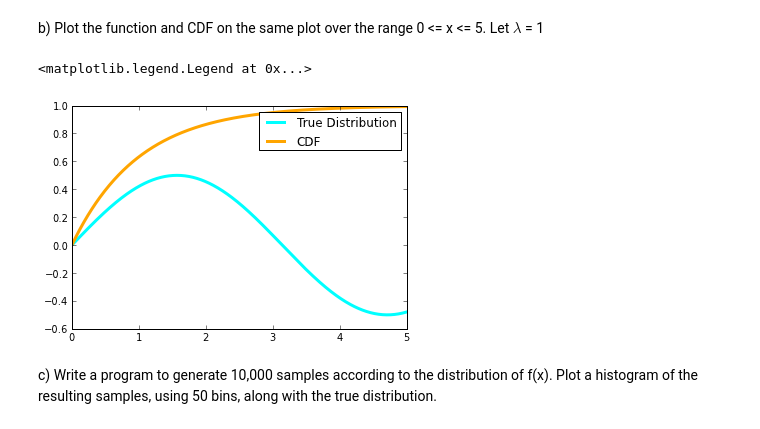
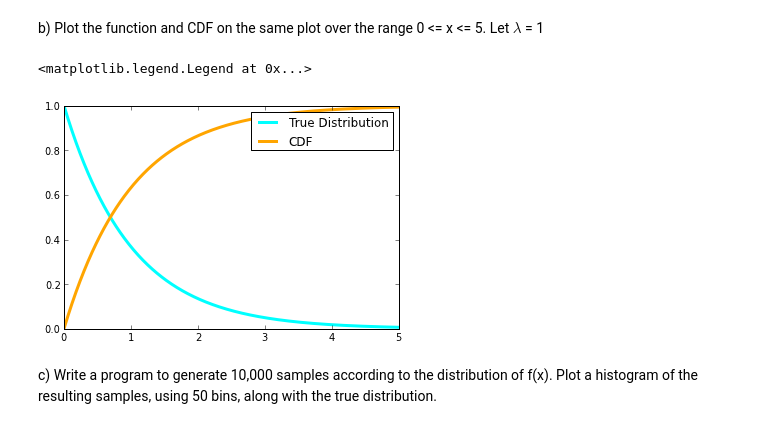
Before and after one commit to kayteewho/PHYS202-S13, a Jupyter notebook: Week8/Random numbers and Monte Carlo Simulations.ipynb, the cells around one changed output. Cells and saved outputs as stored; diff of their text form; code cells hidden in the pictures.

```diff
--- a/Week8/Random numbers and Monte Carlo Simulations.ipynb
+++ b/Week8/Random numbers and Monte Carlo Simulations.ipynb
@@ -100,13 +100,13 @@ Finv = lambda z: log(-z+1)
 b) Plot the function and CDF on the same plot over the range 0 <= x <= 5. Let $\lambda$ = 1
 # %%
 x=arange(0,5+0.001,0.01)
-plot(x,f(x), label = "True Distribution", lw=3, color = "aqua")
+plot(x,F(x), label = "True Distribution", lw=3, color = "aqua")
 plot(x,CDF(x), label = "CDF", lw=3, color = "orange")
 
 legend()
 # %% [output]
 <matplotlib.legend.Legend at 0x...>
-[figure, old version]
+[figure, new version]
 # %% [markdown]
 c) Write a program to generate 10,000 samples according to the distribution of f(x). Plot a histogram of the resulting samples, using 50 bins, along with the true distribution.
 # %%
```
Also changed, not shown: parts of 5 cells of this notebook.
